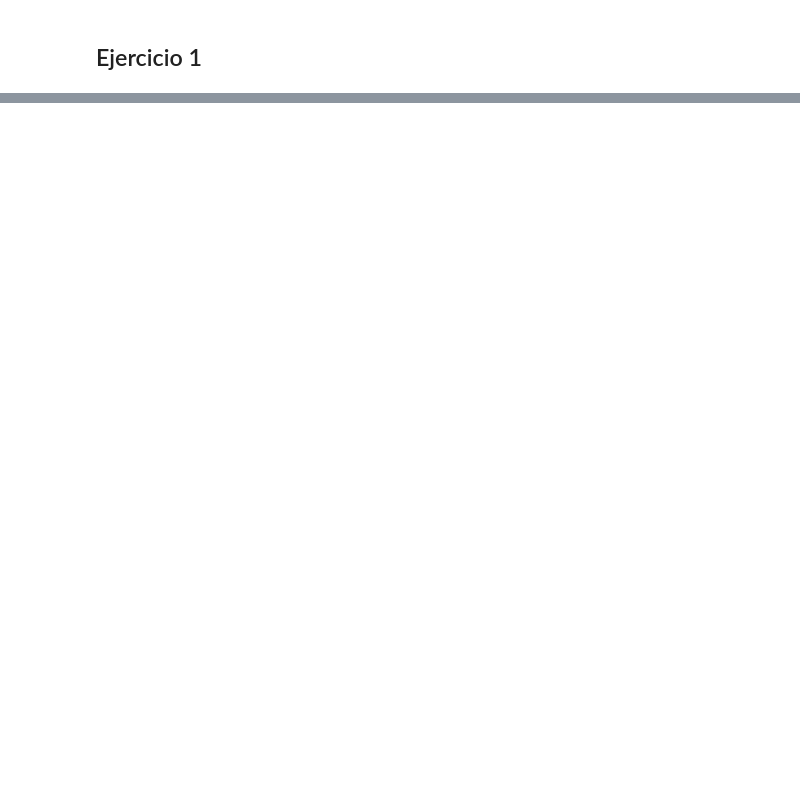
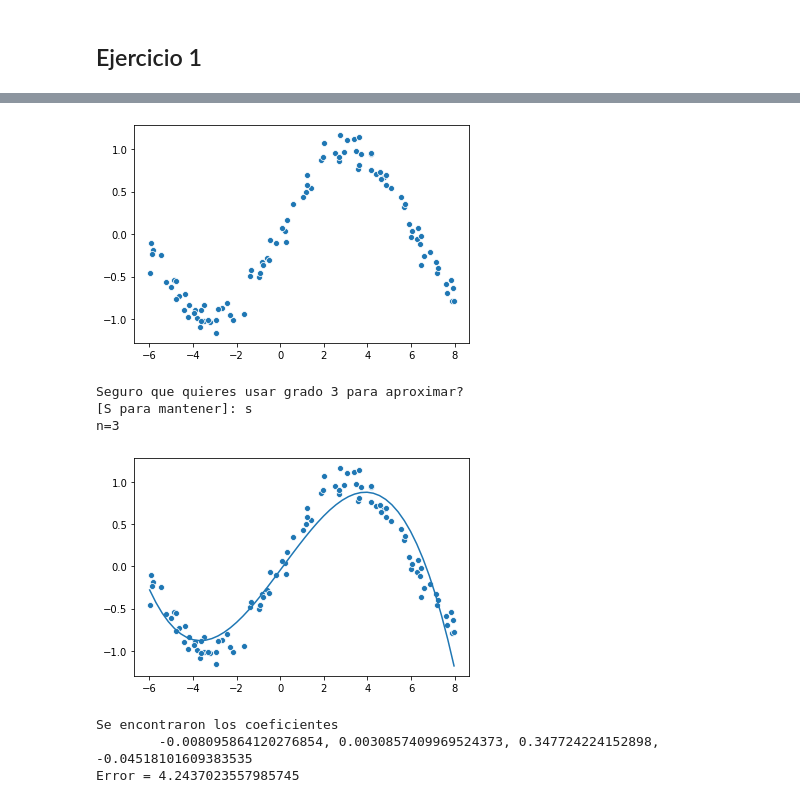
Before and after one commit to BenchHPZ/UG-Compu, a Jupyter notebook: MN/Tareas/T6/Tarea6.ipynb, the cells around one changed output, grey strips where cells are left out. Cells and saved outputs as stored; diff of their text form; code cells hidden in the pictures; blank space fills up the shorter version.

```diff
--- a/MN/Tareas/T6/Tarea6.ipynb
+++ b/MN/Tareas/T6/Tarea6.ipynb
@@ -283,0 +268,12 @@ def Ejercicio1(d, n_tabla, n,/,path='datos/', dtype=np.float64, plot=True, prnt=
+# %%
+if NOTEBOOK:
+    Ejercicio1(50, 'puntos2D_conjunto2.txt', 3)
+# %% [output]
+[figure, added]
+Seguro que quieres usar grado 3 para aproximar?
+[S para mantener]: s
+n=3
+[figure, added]
+Se encontraron los coeficientes
+        -0.008095864120276854, 0.0030857409969524373, 0.347724224152898, -0.04518101609383535
+Error = 4.2437023557985745
```
Also changed, not shown: parts of 18 cells of this notebook, 21 other files.
